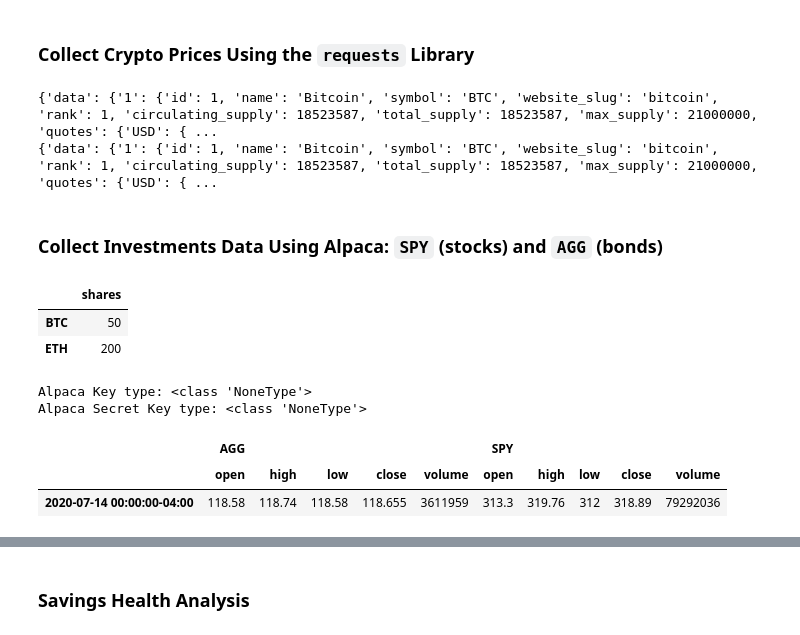
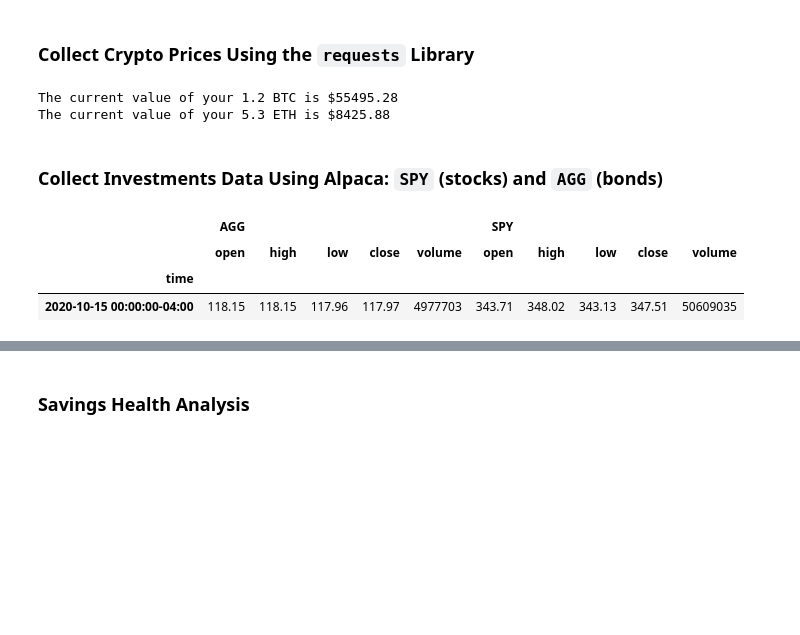
Before and after one commit to wazarat/apihw, a Jupyter notebook: financial-planner.ipynb, the cells around one changed output, grey strips where cells are left out. Drawn from its saved outputs; the diff is of its cells as text; code cells hidden in the pictures; blank space fills up the shorter version.

```diff
--- a/financial-planner.ipynb
+++ b/financial-planner.ipynb
@@ -30,45 +35,32 @@ my_eth = 5.3
 btc_url = "https://api.alternative.me/v2/ticker/Bitcoin/?convert=CAD"
 eth_url = "https://api.alternative.me/v2/ticker/Ethereum/?convert=CAD"
 # %%
+
 # Fetch current BTC price
-response = requests.request("GET", btc_url ).json()
 
-print(response)
-btcprice = response["data"]["1"]["quotes"]["CAD"]["price"]
+response = requests.get(btc_url)
+data = response.json()
+btc_price = data["data"]["1"]["quotes"]["CAD"]["price"]
+#print (btc_price)
+
+
 # Fetch current ETH price
-response2 = requests.request("GET", eth_url ).json()
+response = requests.get(eth_url)
+data = response.json()
+eth_price = data["data"]["1027"]["quotes"]["CAD"]["price"]
+#print (eth_price)
 
-print(response)
-ethprice = response2["data"]["1027"]["quotes"]["CAD"]["price"]
 
 # Compute current value of my crpto
-#value = (btcprice * btc_url) + (eth_url * ethprice)
+my_btc_value = (btc_price * my_btc)
+
+my_eth_value = (eth_price * my_eth)
 
 # Print current crypto wallet balance
-#print(f"The current value of your {my_btc} BTC is ${my_btc_value:0.2f}")
-#print(f"The current value of your {my_eth} ETH is ${my_eth_value:0.2f}")
+print(f"The current value of your {my_btc} BTC is ${my_btc_value:0.2f}")
+print(f"The current value of your {my_eth} ETH is ${my_eth_value:0.2f}")
 # %% [output]
-{'data': {'1': {'id': 1, 'name': 'Bitcoin', 'symbol': 'BTC', 'website_slug': 'bitcoin', 'rank': 1, 'circulating_supply': 18523587, 'total_supply': 18523587, 'max_supply': 21000000, 'quotes': {'USD': { ...
-{'data': {'1': {'id': 1, 'name': 'Bitcoin', 'symbol': 'BTC', 'website_slug': 'bitcoin', 'rank': 1, 'circulating_supply': 18523587, 'total_supply': 18523587, 'max_supply': 21000000, 'quotes': {'USD': { ...
+The current value of your 1.2 BTC is $55495.28
+The current value of your 5.3 ETH is $8425.88
 # %% [markdown]
 ### Collect Investments Data Using Alpaca: `SPY` (stocks) and `AGG` (bonds)
-# %%
-# Set current amount of shares data
-shares_data = {
-    "shares": [50, 200]
-}
-
-my_agg = 200
-my_spy = 50
-# Set the tickers
-tickers = ["BTC", "ETH"]
-
-# Create the shares DataFrame with `tickers` as index
-df_shares = pd.DataFrame(shares_data, index=tickers)
-
-# Display shares data
-df_shares
-# %% [output]
-|  | shares |
-| BTC | 50 |
-| ETH | 200 |
@@ -75,41 +72,38 @@ df_shares
 # %%
+
 # Set Alpaca API key and secret
+alpaca_api_key = os.getenv("ALPACA_API_KEY")
+alpaca_secret_key = os.getenv("ALPACA_SECRET_KEY")
 
-alpaca_api_key = os.getenv("PKSDHUY4S14B8IFUGOK3")
-alpaca_secret_key = os.getenv("umod1C8EsBulBAZMLB9oe7pc4BtqTiotKoLbSA6I")
-
-# Verify that Alpaca key and secret were correctly loaded
-print(f"Alpaca Key type: {type(alpaca_api_key)}")
-print(f"Alpaca Secret Key type: {type(alpaca_secret_key)}")
 # Create the Alpaca API object
 alpaca = tradeapi.REST(
     alpaca_api_key,
     alpaca_secret_key,
     api_version="v2")
-# %% [output]
-Alpaca Key type: <class 'NoneType'>
-Alpaca Secret Key type: <class 'NoneType'>
 # %%
 # Format current date as ISO format
-today = pd.Timestamp("2020-07-14", tz="America/New_York").isoformat()
+today = pd.Timestamp("2020-10-15", tz="America/New_York").isoformat()
+
 # Set the tickers
 tickers = ["AGG", "SPY"]
 
 # Set timeframe to '1D' for Alpaca API
 timeframe = "1D"
 
 # Get current closing prices for SPY and AGG
 df_portfolio = alpaca.get_barset(
     tickers,
     timeframe,
     start = today,
     end = today
 ).df
 
+
 # Preview DataFrame
 df_portfolio
 # %% [output]
 |  | AGG |  |  |  |  | SPY |  |  |  |  |
 |  | open | high | low | close | volume | open | high | low | close | volume |
-| 2020-07-14 00:00:00-04:00 | 118.58 | 118.74 | 118.58 | 118.655 | 3611959 | 313.3 | 319.76 | 312 | 318.89 | 79292036 |
+| time |  |  |  |  |  |  |  |  |  |  |
+| 2020-10-15 00:00:00-04:00 | 118.15 | 118.15 | 117.96 | 117.97 | 4977703 | 343.71 | 348.02 | 343.13 | 347.51 | 50609035 |
 # %%
```
Also changed, not shown: parts of 20 cells of this notebook.
